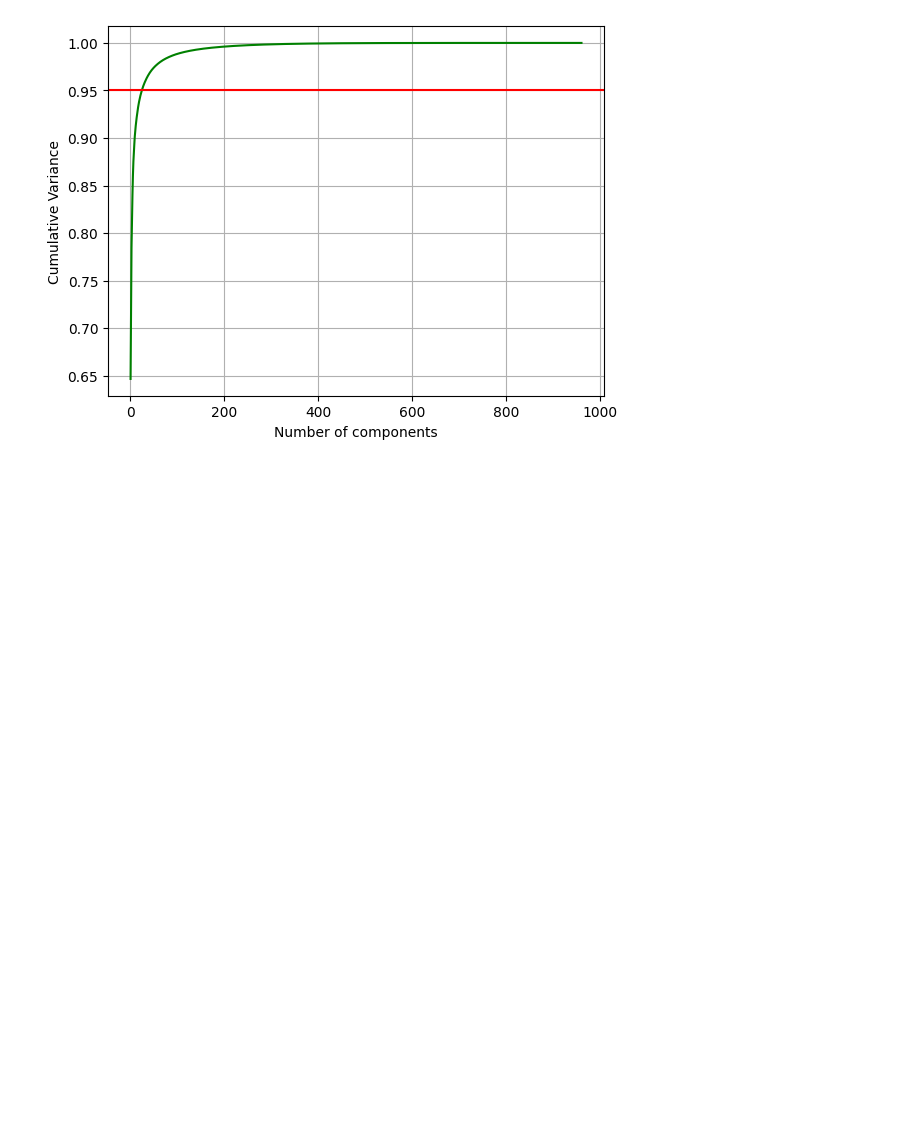
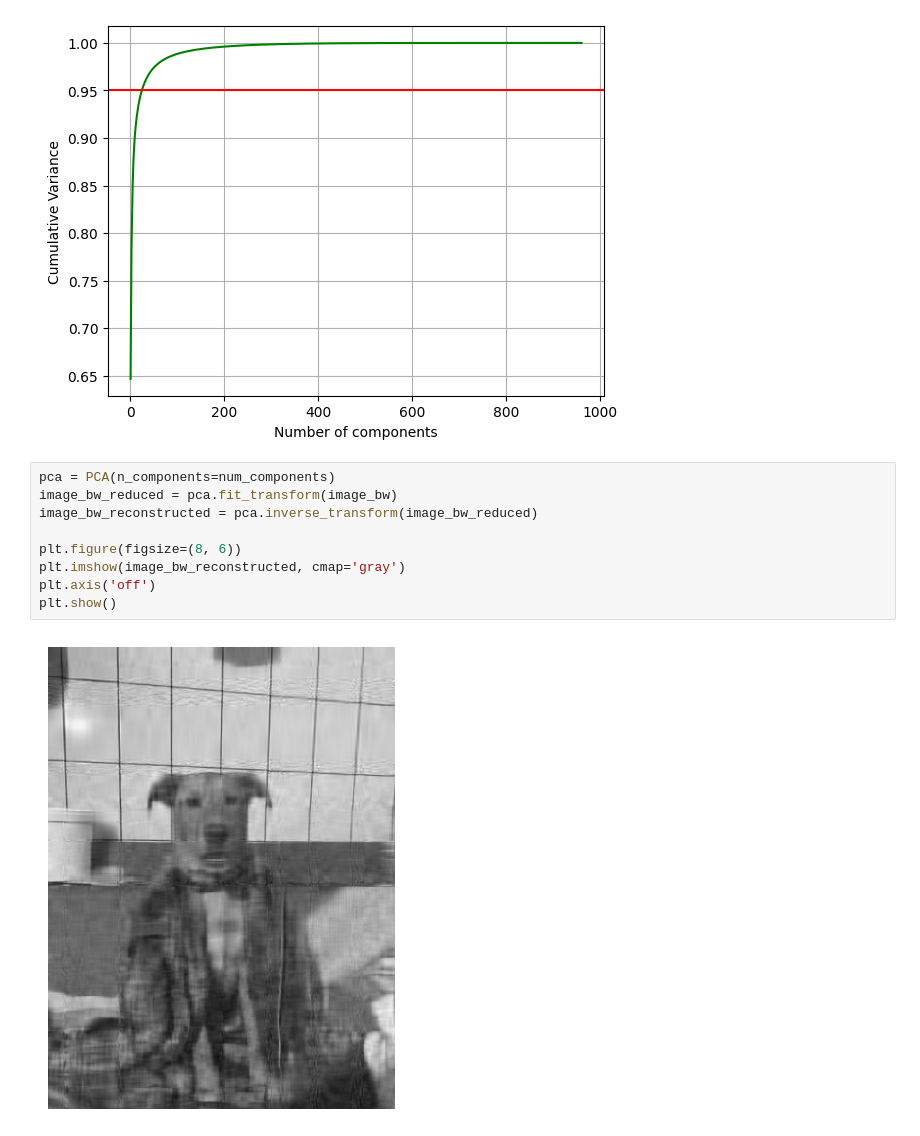
Before and after one commit to anwalv/pla-lab-2, a Jupyter notebook: lab-2.ipynb, the cells around one changed output. Cells and saved outputs as stored; diff of their text form; blank space fills up the shorter version.

```diff
--- a/lab-2.ipynb
+++ b/lab-2.ipynb
@@ -92,3 +92,14 @@ plt.show()
  0.99999999 0.99999999 1.         1.         1.         1.        ]
 Number of components to achieve 95% dispersion:25
 [figure]
+# %%
+pca = PCA(n_components=num_components)
+image_bw_reduced = pca.fit_transform(image_bw)
+image_bw_reconstructed = pca.inverse_transform(image_bw_reduced)
+
+plt.figure(figsize=(8, 6))
+plt.imshow(image_bw_reconstructed, cmap='gray')
+plt.axis('off')
+plt.show()
+# %% [output]
+[figure, added]
```
Also changed, not shown: parts of 1 cell of this notebook.
